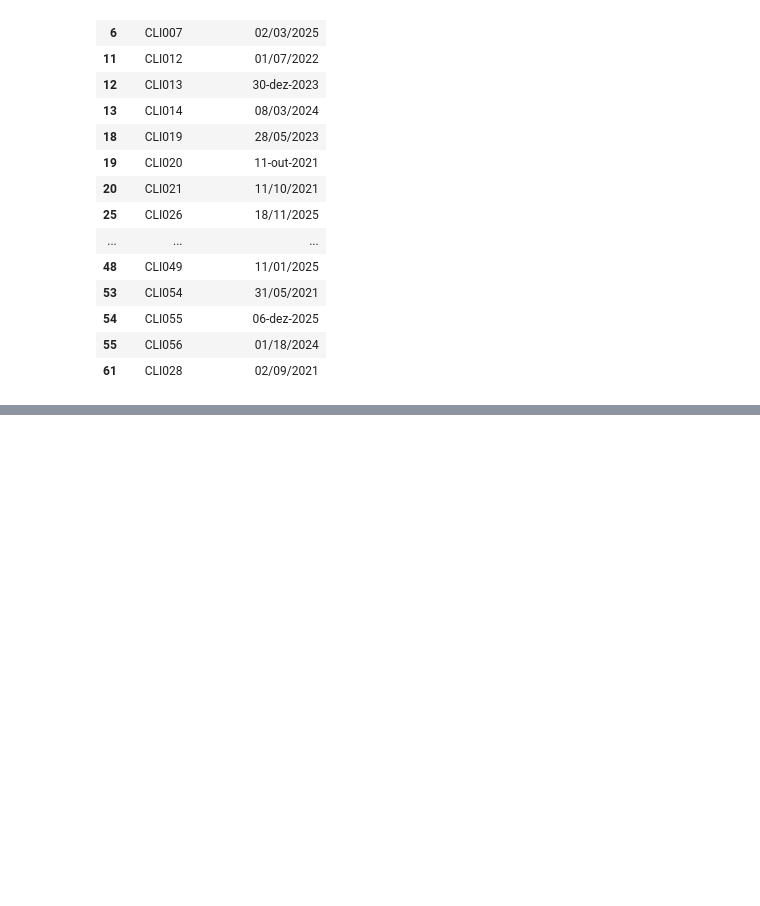
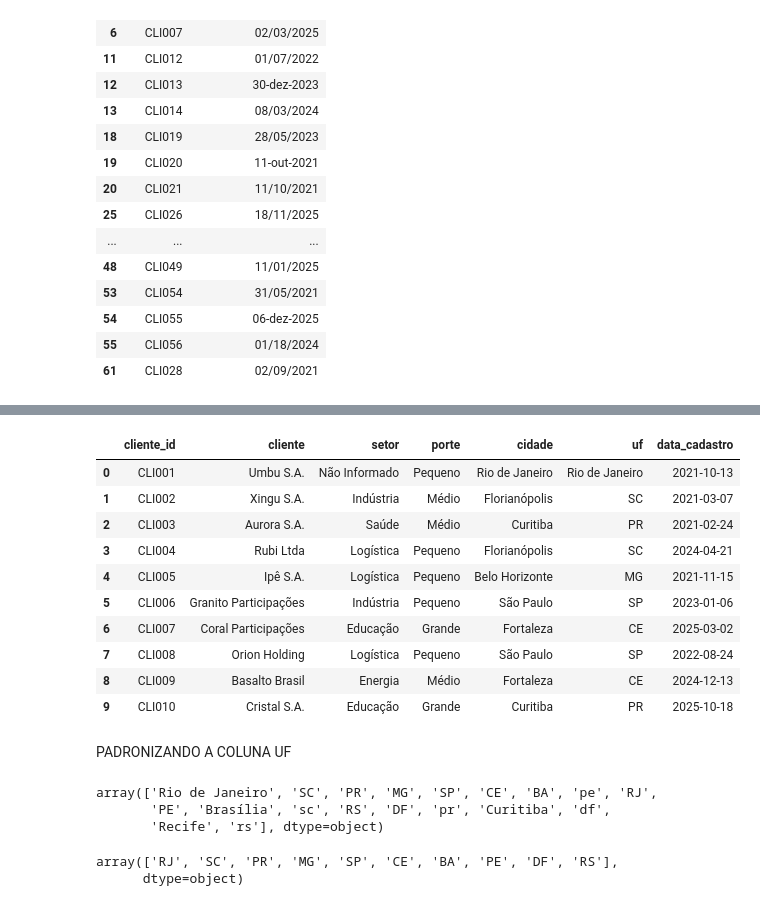
Before and after one commit to Carolaynebarret/DataConnect, a Jupyter notebook: untitled24.ipynb, the cells around one changed output, grey strips where cells are left out. Cells and saved outputs as stored; diff of their text form; code cells hidden in the pictures; blank space fills up the shorter version.

```diff
--- a/untitled24.ipynb
+++ b/untitled24.ipynb
@@ -610,0 +722,44 @@ df_clientes[
+# %%
+#Substituindo as colunas
+
+df_clientes.head(10)
+# %% [output]
+|  | cliente_id | cliente | setor | porte | cidade | uf | data_cadastro |
+| 0 | CLI001 | Umbu S.A. | Não Informado | Pequeno | Rio de Janeiro | Rio de Janeiro | 2021-10-13 |
+| 1 | CLI002 | Xingu S.A. | Indústria | Médio | Florianópolis | SC | 2021-03-07 |
+| 2 | CLI003 | Aurora S.A. | Saúde | Médio | Curitiba | PR | 2021-02-24 |
+| 3 | CLI004 | Rubi Ltda | Logística | Pequeno | Florianópolis | SC | 2024-04-21 |
+| 4 | CLI005 | Ipê S.A. | Logística | Pequeno | Belo Horizonte | MG | 2021-11-15 |
+| 5 | CLI006 | Granito Participações | Indústria | Pequeno | São Paulo | SP | 2023-01-06 |
+| 6 | CLI007 | Coral Participações | Educação | Grande | Fortaleza | CE | 2025-03-02 |
+| 7 | CLI008 | Orion Holding | Logística | Pequeno | São Paulo | SP | 2022-08-24 |
+| 8 | CLI009 | Basalto Brasil | Energia | Médio | Fortaleza | CE | 2024-12-13 |
+| 9 | CLI010 | Cristal S.A. | Educação | Grande | Curitiba | PR | 2025-10-18 |
+# %% [markdown]
+PADRONIZANDO A COLUNA UF
+# %%
+df_clientes['uf'].unique()
+# %% [output]
+array(['Rio de Janeiro', 'SC', 'PR', 'MG', 'SP', 'CE', 'BA', 'pe', 'RJ',
+       'PE', 'Brasília', 'sc', 'RS', 'DF', 'pr', 'Curitiba', 'df',
+       'Recife', 'rs'], dtype=object)
+# %%
+# 1. Padroniza tudo para maiúsculas (corrige 'pe', 'sc', 'pr', 'df', 'rs')
+df_clientes['uf'] = df_clientes['uf'].str.strip().str.upper()
+
+# 2. Mapeia cidades e nomes por extenso para as siglas corretas
+mapeamento_uf = {
+    'RIO DE JANEIRO': 'RJ',
+    'BRASÍLIA': 'DF',
+    'CURITIBA': 'PR',
+    'RECIFE': 'PE'
+}
+
+# 3. Aplica a substituição
+df_clientes['uf'] = df_clientes['uf'].replace(mapeamento_uf)
+
+# 4. Confere o resultado limpo
+df_clientes['uf'].unique()
+# %% [output]
+array(['RJ', 'SC', 'PR', 'MG', 'SP', 'CE', 'BA', 'PE', 'DF', 'RS'],
+      dtype=object)
```
Also changed, not shown: parts of 18 cells of this notebook.
